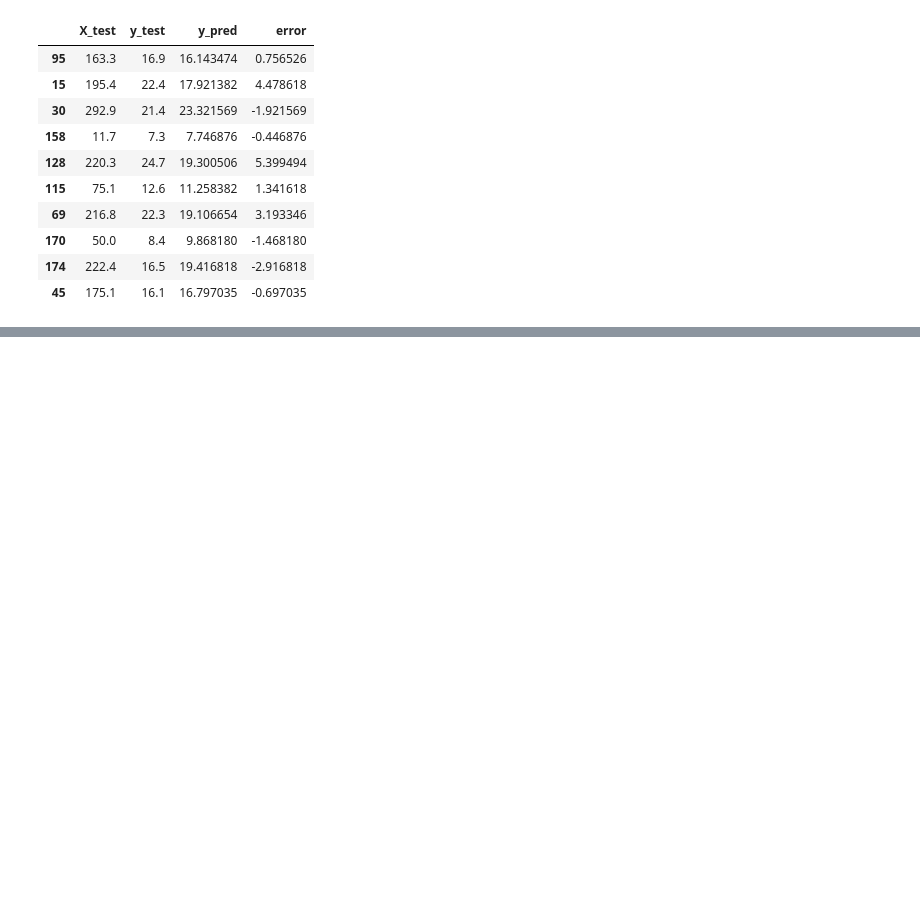
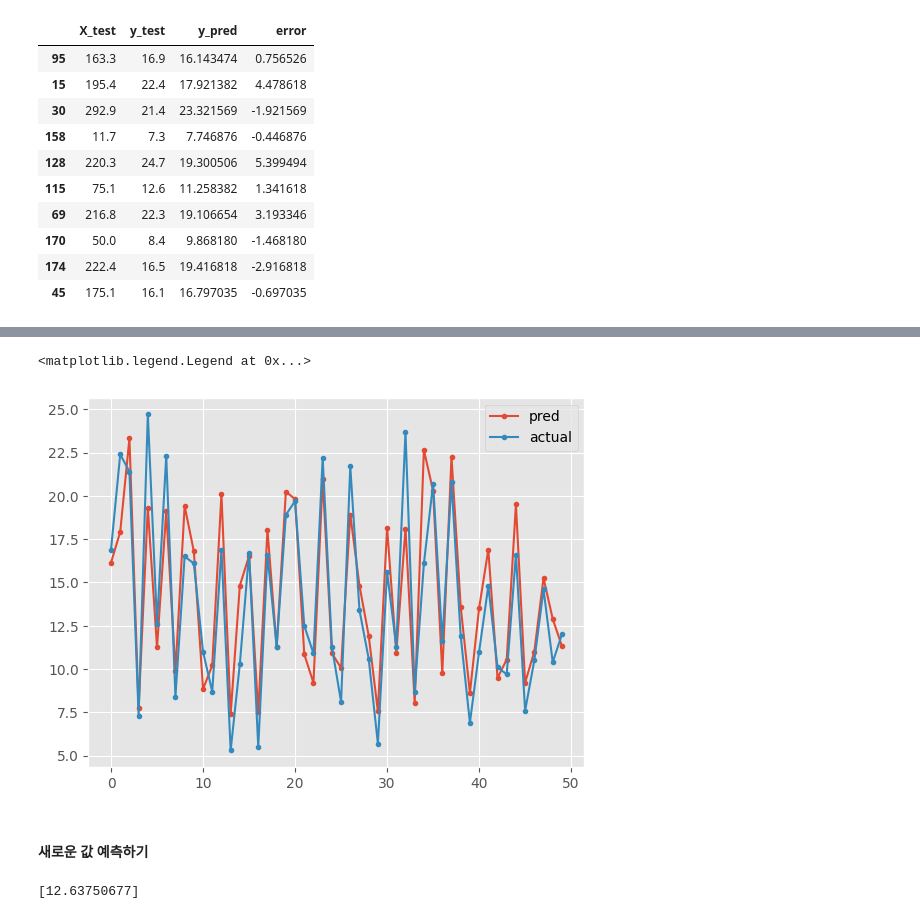
Before and after one commit to parkjiyon7/MSAI_6, a Jupyter notebook: regression_광고플랫폼에따른판매량예측_20250122.ipynb, the cells around one changed output, grey strips where cells are left out. Cells and saved outputs as stored; diff of their text form; code cells hidden in the pictures; blank space fills up the shorter version.

```diff
--- a/regression_광고플랫폼에따른판매량예측_20250122.ipynb
+++ b/regression_광고플랫폼에따른판매량예측_20250122.ipynb
@@ -209,0 +254,24 @@ print(mse)
+# %%
+# 예측값
+plt.plot(pred, marker = '.', label = 'pred')
+
+# 실제값
+# 데이터 프레임에서는 데이터 프레임 인덱스로 그래프를 그리게 됨
+plt.plot(np.array(y_test), marker = '.', label = 'actual')
+plt.legend()
+# %% [output]
+<matplotlib.legend.Legend at 0x...>
+[figure, added]
+# %% [markdown]
+#### 새로운 값 예측하기
+# %%
+# TV 광고비 입력 받기
+TV = 100
+
+# 예측 함수 사용하여 예측
+model.predict([[TV]])
+
+# 모델이 학습한 공식에 대입하여 예측
+print(f'{w * TV +b}')
+# %% [output]
+[12.63750677]
```
Also changed, not shown: parts of 7 cells of this notebook.
